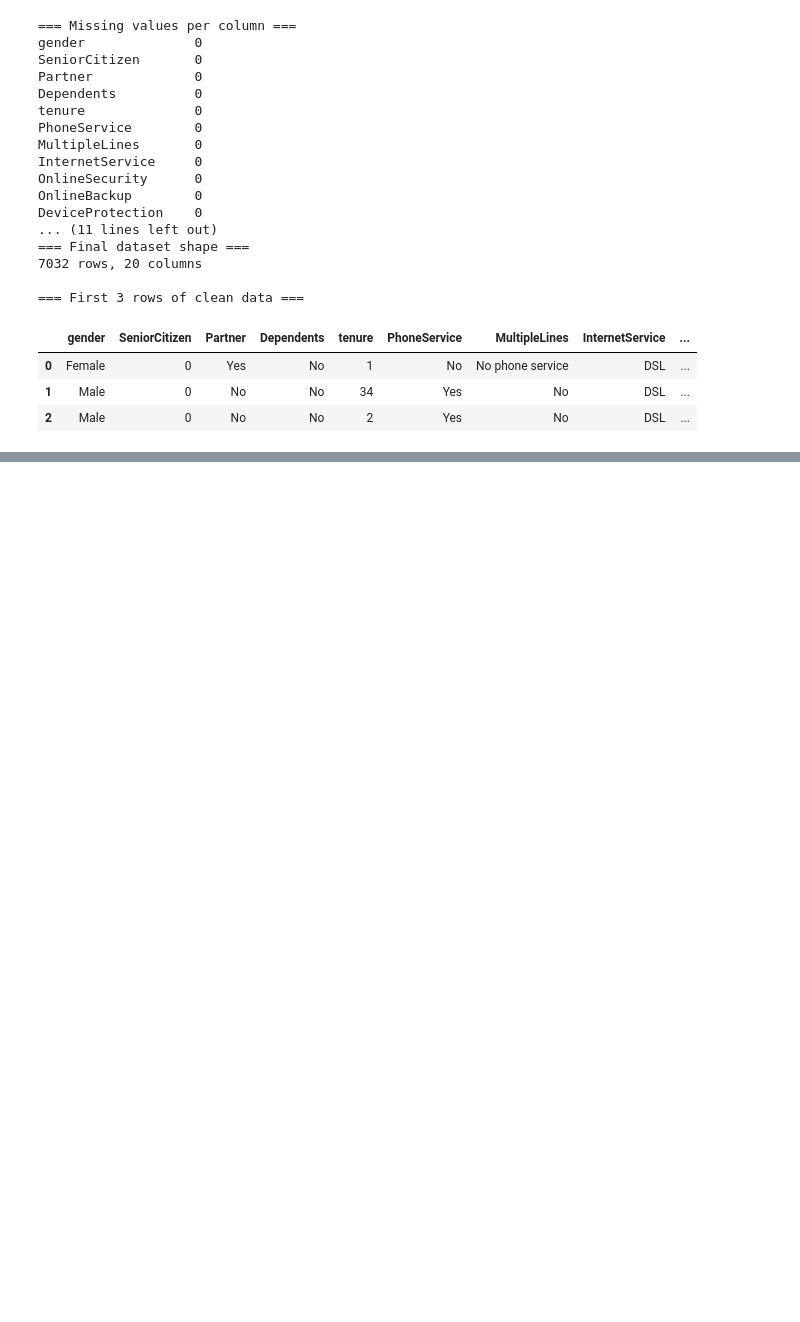
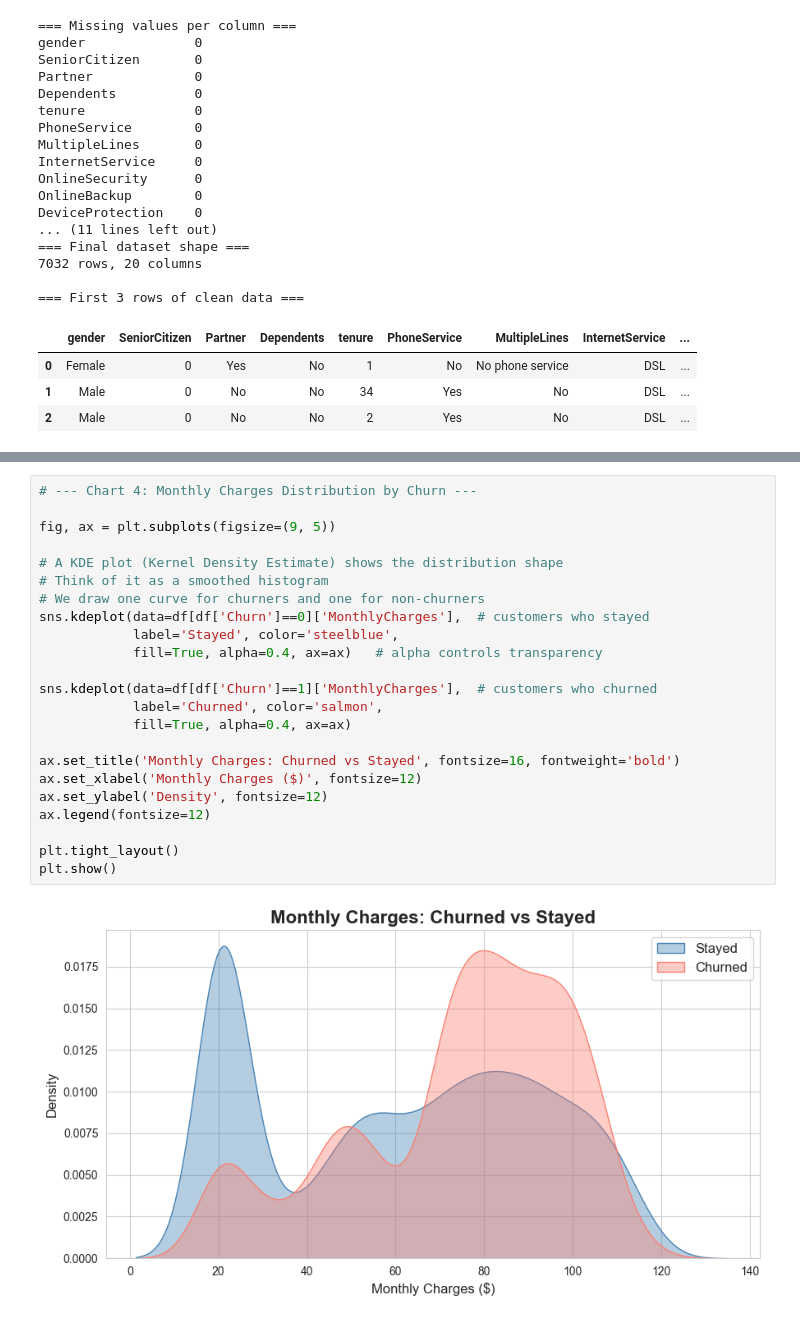
Before and after one commit to adamfaik/churn-prediction, a Jupyter notebook: churn_analysis.ipynb, the cells around one changed output, grey strips where cells are left out. Drawn from its saved outputs; the diff is of its cells as text; blank space fills up the shorter version.

```diff
--- a/churn_analysis.ipynb
+++ b/churn_analysis.ipynb
@@ -219,0 +327,25 @@ DeviceProtection    0
+# %%
+# --- Chart 4: Monthly Charges Distribution by Churn ---
+
+fig, ax = plt.subplots(figsize=(9, 5))
+
+# A KDE plot (Kernel Density Estimate) shows the distribution shape
+# Think of it as a smoothed histogram
+# We draw one curve for churners and one for non-churners
+sns.kdeplot(data=df[df['Churn']==0]['MonthlyCharges'],  # customers who stayed
+            label='Stayed', color='steelblue',
+            fill=True, alpha=0.4, ax=ax)   # alpha controls transparency
+
+sns.kdeplot(data=df[df['Churn']==1]['MonthlyCharges'],  # customers who churned
+            label='Churned', color='salmon',
+            fill=True, alpha=0.4, ax=ax)
+
+ax.set_title('Monthly Charges: Churned vs Stayed', fontsize=16, fontweight='bold')
+ax.set_xlabel('Monthly Charges ($)', fontsize=12)
+ax.set_ylabel('Density', fontsize=12)
+ax.legend(fontsize=12)
+
+plt.tight_layout()
+plt.show()
+# %% [output]
+[figure, added]
```
Also changed, not shown: parts of 5 cells of this notebook.
